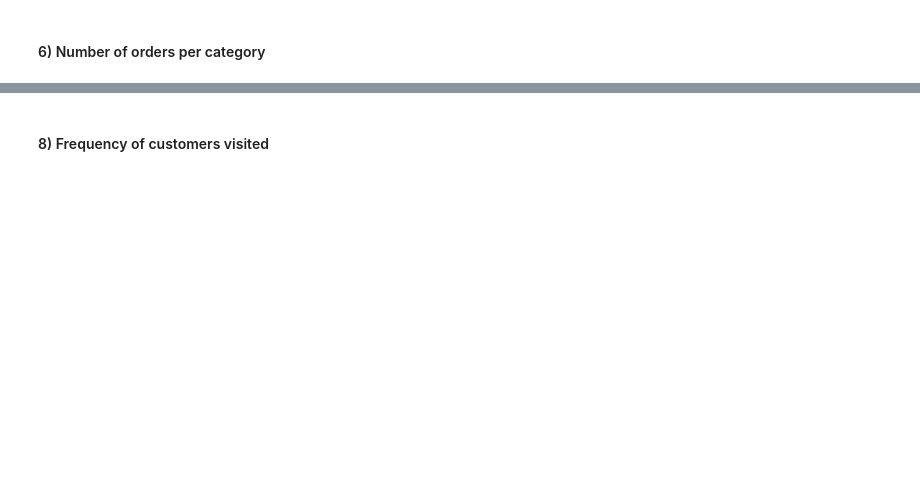
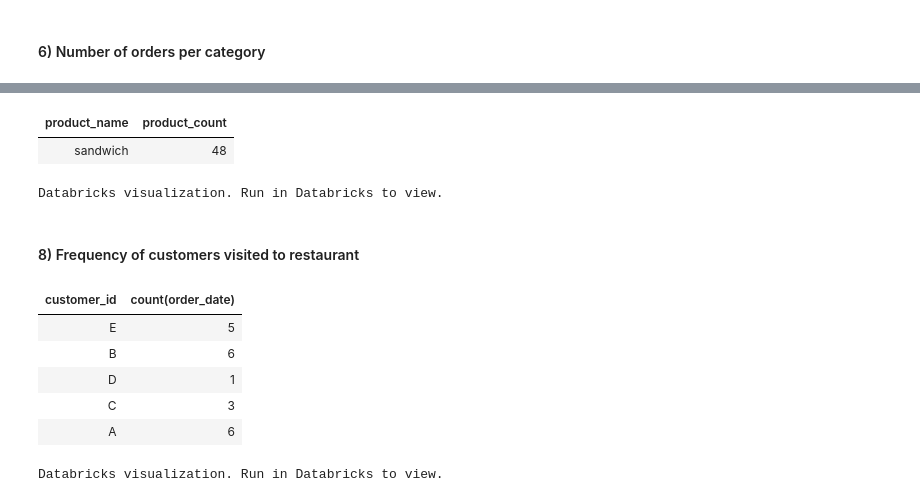
Before and after one commit to ketan-hedaoo/pyspark_kpi_development_and_visualization, a Jupyter notebook: pyspark sales analysis project.ipynb, the cells around one changed output, grey strips where cells are left out. Saved outputs shown, nothing was run; the diff lists cells and outputs as text; code cells hidden in the pictures; blank space fills up the shorter version.

```diff
--- a/pyspark sales analysis project.ipynb
+++ b/pyspark sales analysis project.ipynb
@@ -118,2 +154,32 @@ Databricks visualization. Run in Databricks to view.
+# %%
+from pyspark.sql.functions import count
+
+most_purchased = sales_df.join(menu_df, 'product_id') \
+                .groupBy('product_id', 'product_name') \
+                .agg(count('product_id').alias('product_count')) \
+                .orderBy('product_count', ascending=0) \
+                .drop('product_id') \
+                .limit(1)
+display(most_purchased)
+# %% [output]
+| product_name | product_count |
+| sandwich | 48 |
+Databricks visualization. Run in Databricks to view.
 # %% [markdown]
-#### 8) Frequency of customers visited
+#### 8) Frequency of customers visited to restaurant
+# %%
+from pyspark.sql.functions import countDistinct
+
+visited_restaurant = sales_df.filter(sales_df.source_order == 'Restaurant') \
+            .groupBy('customer_id') \
+            .agg(countDistinct('order_date'))
+
+display(visited_restaurant)
+# %% [output]
+| customer_id | count(order_date) |
+| E | 5 |
+| B | 6 |
+| D | 1 |
+| C | 3 |
+| A | 6 |
+Databricks visualization. Run in Databricks to view.
```
Also changed, not shown: parts of 9 cells of this notebook.
